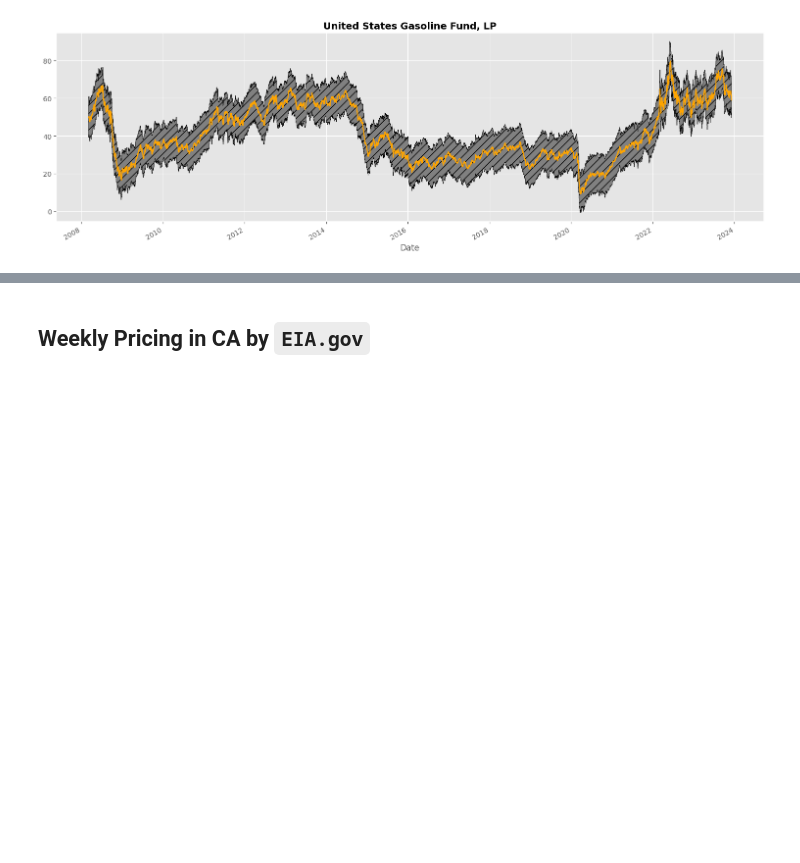
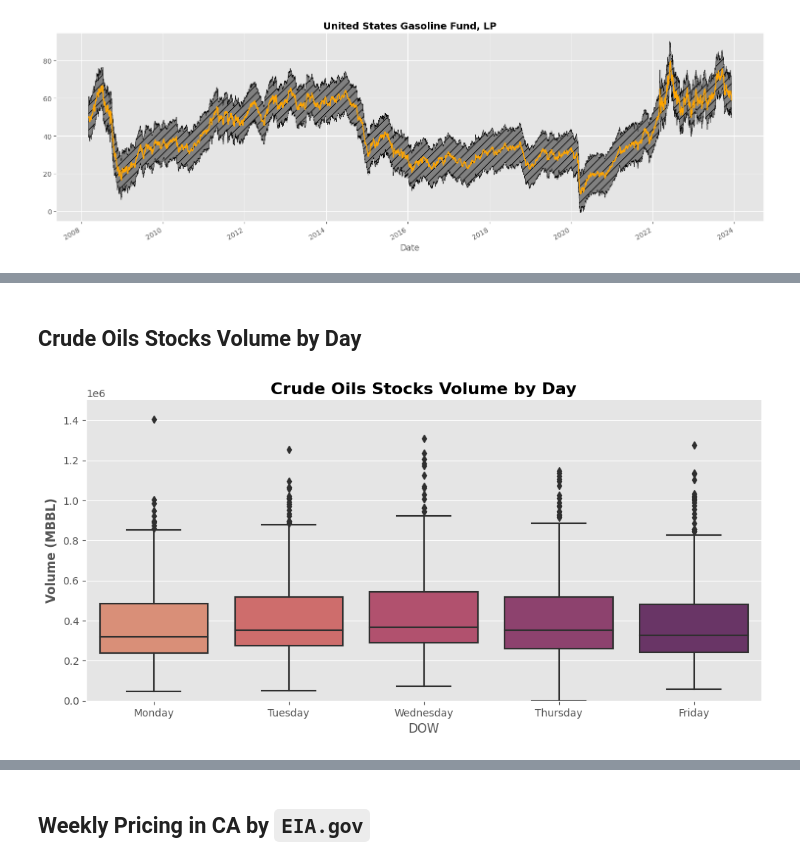
Before and after one commit to OdinProjectI/GasolinePricesAnalysis, a Jupyter notebook: CaliforniaGAsolinePricing.ipynb, the cells around one changed output, grey strips where cells are left out. Drawn from its saved outputs; the diff is of its cells as text; code cells hidden in the pictures; blank space fills up the shorter version.

```diff
--- a/CaliforniaGAsolinePricing.ipynb
+++ b/CaliforniaGAsolinePricing.ipynb
@@ -135,0 +181,11 @@ plt.tight_layout()
+# %% [markdown]
+## **Crude Oils Stocks Volume by Day**
+# %%
+ax1 = sns.catplot(data=crude_oil_stocks, x='DOW', y='Volume', kind='box', palette='flare', aspect=2, height=5)
+for ax in ax1.axes.ravel():
+    ax.set_title("Crude Oils Stocks Volume by Day", fontweight='bold', fontsize=16)
+    ax.set_ylabel("Volume (MBBL)", fontweight='bold')
+    ax.set_xticklabels(['Monday', 'Tuesday', 'Wednesday', 'Thursday', 'Friday'])
+    ax.set_ylim([0,1.5e6])
+# %% [output]
+[figure, added]
```
Also changed, not shown: parts of 24 cells of this notebook.
